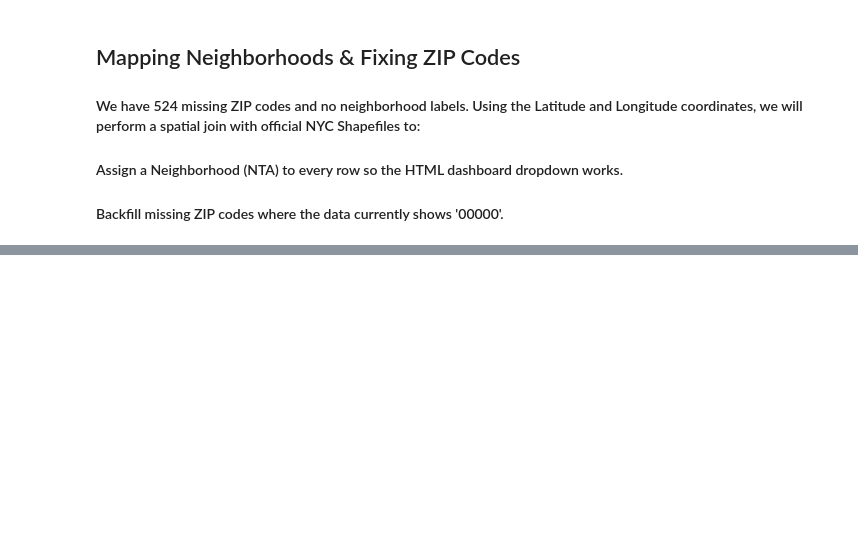
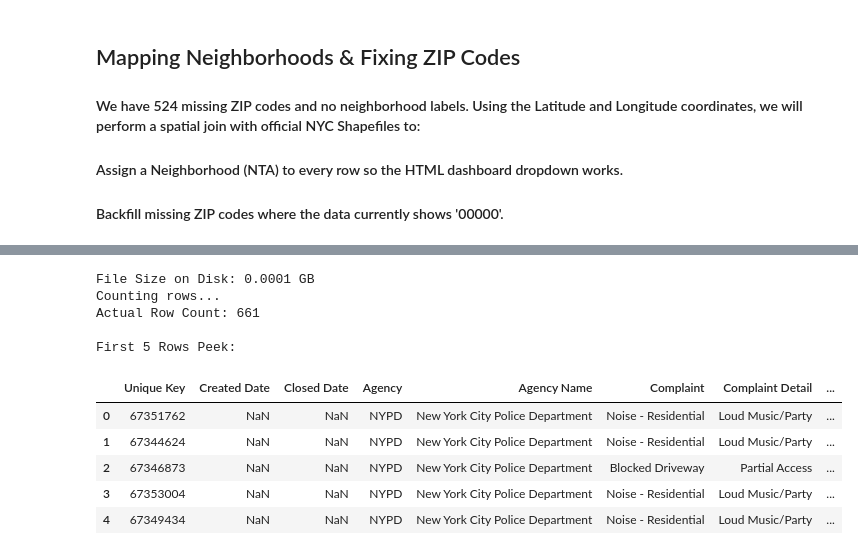
Before and after one commit to QMSS-G5063-2026/Group_Project_311_Service_Requests, a Jupyter notebook: 311_Analysis_Data_Vis.ipynb, the cells around one changed output, grey strips where cells are left out. Saved outputs shown, nothing was run; the diff lists cells and outputs as text; code cells hidden in the pictures; blank space fills up the shorter version.

```diff
--- a/311_Analysis_Data_Vis.ipynb
+++ b/311_Analysis_Data_Vis.ipynb
@@ -905,2 +975,33 @@ ASTER LOADED: Use 'df' for deep analysis. (Load time: 15.25s)
 ----------------------------------------
 The files are ready.
+# %%
+file_path = "NYC_311_Master_2024_2025.csv"
+
+if os.path.exists(file_path):
+    # 1. Check the actual file size on your hard drive
+    file_size_gb = os.path.getsize(file_path) / (1024**3)
+    print(f"File Size on Disk: {file_size_gb:.4f} GB")
+
+    # 2. Fast Row Count (Standard for Mac/Linux/Jupyter)
+    # This avoids loading the file into Pandas
+    print("Counting rows...")
+    count = sum(1 for line in open(file_path, 'r', encoding='utf-8', errors='ignore'))
+    print(f"Actual Row Count: {count:,}")
+
+    # 3. Check the first 5 rows to see if columns are correct
+    print("\nFirst 5 Rows Peek:")
+    display(pd.read_csv(file_path, nrows=5))
+else:
+    print("File not found! Check your folder.")
+# %% [output]
+File Size on Disk: 0.0001 GB
+Counting rows...
+Actual Row Count: 661
+
+First 5 Rows Peek:
+|  | Unique Key | Created Date | Closed Date | Agency | Agency Name | Complaint | Complaint Detail | ... |
+| 0 | 67351762 | NaN | NaN | NYPD | New York City Police Department | Noise - Residential | Loud Music/Party | ... |
+| 1 | 67344624 | NaN | NaN | NYPD | New York City Police Department | Noise - Residential | Loud Music/Party | ... |
+| 2 | 67346873 | NaN | NaN | NYPD | New York City Police Department | Blocked Driveway | Partial Access | ... |
+| 3 | 67353004 | NaN | NaN | NYPD | New York City Police Department | Noise - Residential | Loud Music/Party | ... |
+| 4 | 67349434 | NaN | NaN | NYPD | New York City Police Department | Noise - Residential | Loud Music/Party | ... |
```
Also changed, not shown: parts of 23 cells of this notebook, 5 other files.
